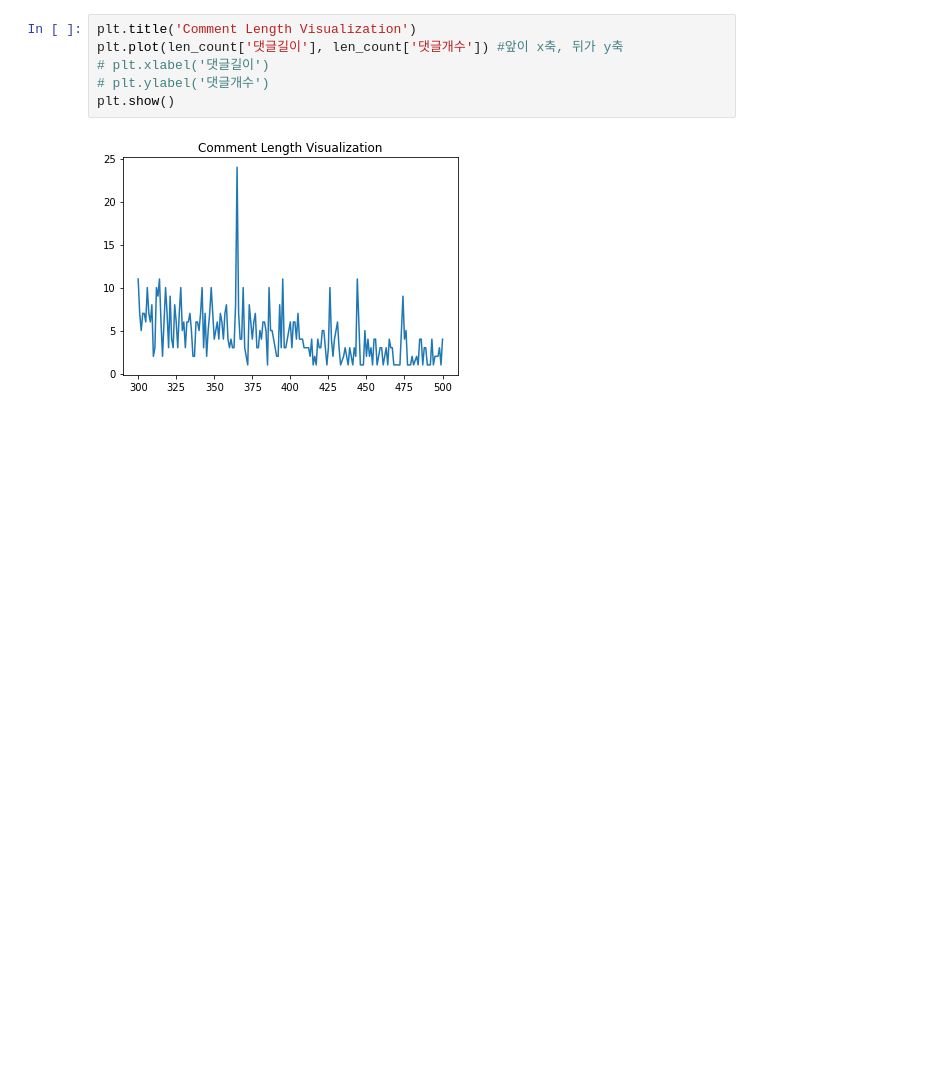
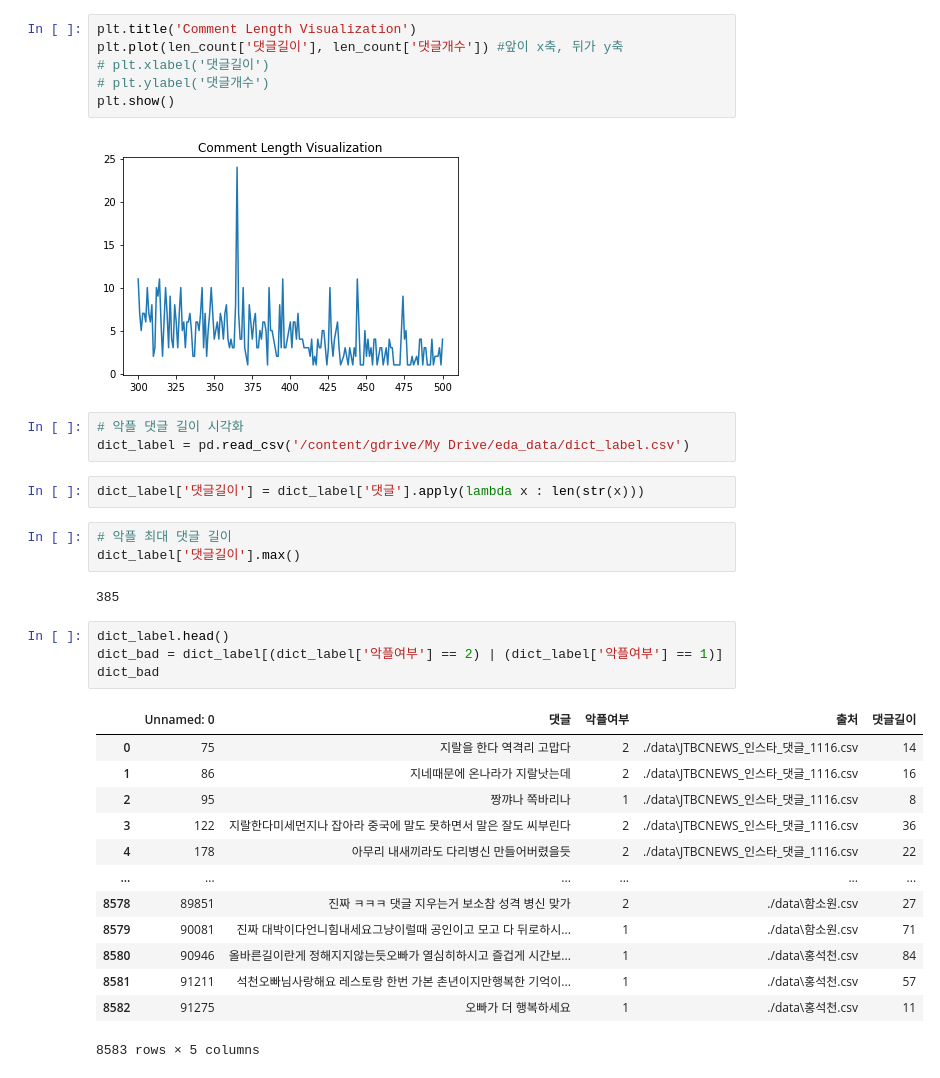
Before and after one commit to gabychoi/MultimediaJournalism, a Jupyter notebook: EDA.ipynb, the cells around one changed output. Cells and saved outputs as stored; diff of their text form; blank space fills up the shorter version.

```diff
--- a/EDA.ipynb
+++ b/EDA.ipynb
@@ -208,3 +283,31 @@ plt.plot(len_count['댓글길이'], len_count['댓글개수']) #앞이 x축, 뒤
 plt.show()
 # %% [output]
 [figure]
+# %%
+# 악플 댓글 길이 시각화
+dict_label = pd.read_csv('/content/gdrive/My Drive/eda_data/dict_label.csv')
+# %%
+dict_label['댓글길이'] = dict_label['댓글'].apply(lambda x : len(str(x)))
+# %%
+# 악플 최대 댓글 길이
+dict_label['댓글길이'].max()
+# %% [output]
+385
+# %%
+dict_label.head()
+dict_bad = dict_label[(dict_label['악플여부'] == 2) | (dict_label['악플여부'] == 1)]
+dict_bad
+# %% [output]
+|  | Unnamed: 0 | 댓글 | 악플여부 | 출처 | 댓글길이 |
+| 0 | 75 | 지랄을 한다 역격리 고맙다 | 2 | ./data\JTBCNEWS_인스타_댓글_1116.csv | 14 |
+| 1 | 86 | 지네때문에 온나라가 지랄낫는데 | 2 | ./data\JTBCNEWS_인스타_댓글_1116.csv | 16 |
+| 2 | 95 | 짱꺄나 쪽바리나 | 1 | ./data\JTBCNEWS_인스타_댓글_1116.csv | 8 |
+| 3 | 122 | 지랄한다미세먼지나 잡아라 중국에 말도 못하면서 말은 잘도 씨부린다 | 2 | ./data\JTBCNEWS_인스타_댓글_1116.csv | 36 |
+| 4 | 178 | 아무리 내새끼라도 다리병신 만들어버렸을듯 | 2 | ./data\JTBCNEWS_인스타_댓글_1116.csv | 22 |
+| ... | ... | ... | ... | ... | ... |
+| 8578 | 89851 | 진짜 ㅋㅋㅋ 댓글 지우는거 보소참 성격 병신 맞가 | 2 | ./data\함소원.csv | 27 |
+| 8579 | 90081 | 진짜 대박이다언니힘내세요그냥이럴때 공인이고 모고 다 뒤로하시... | 1 | ./data\함소원.csv | 71 |
+| 8580 | 90946 | 올바른길이란게 정해지지않는듯오빠가 열심히하시고 즐겁게 시간보... | 1 | ./data\홍석천.csv | 84 |
+| 8581 | 91211 | 석천오빠님사랑해요 레스토랑 한번 가본 촌년이지만행복한 기억이... | 1 | ./data\홍석천.csv | 57 |
+| 8582 | 91275 | 오빠가 더 행복하세요 | 1 | ./data\홍석천.csv | 11 |
+8583 rows × 5 columns
```
Also changed, not shown: parts of 32 cells of this notebook.
